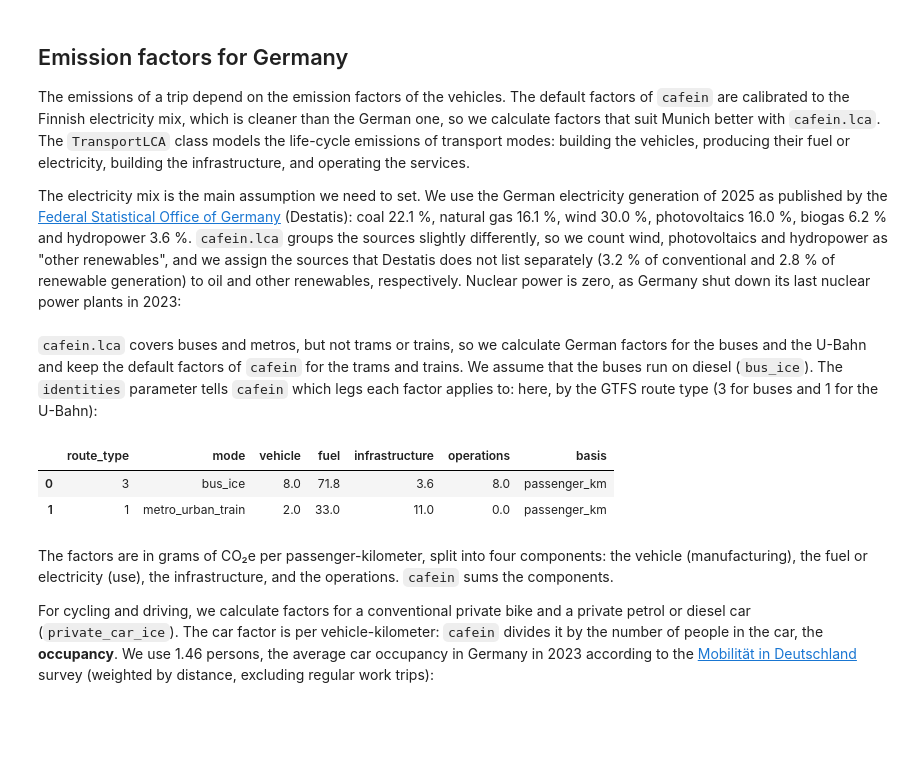
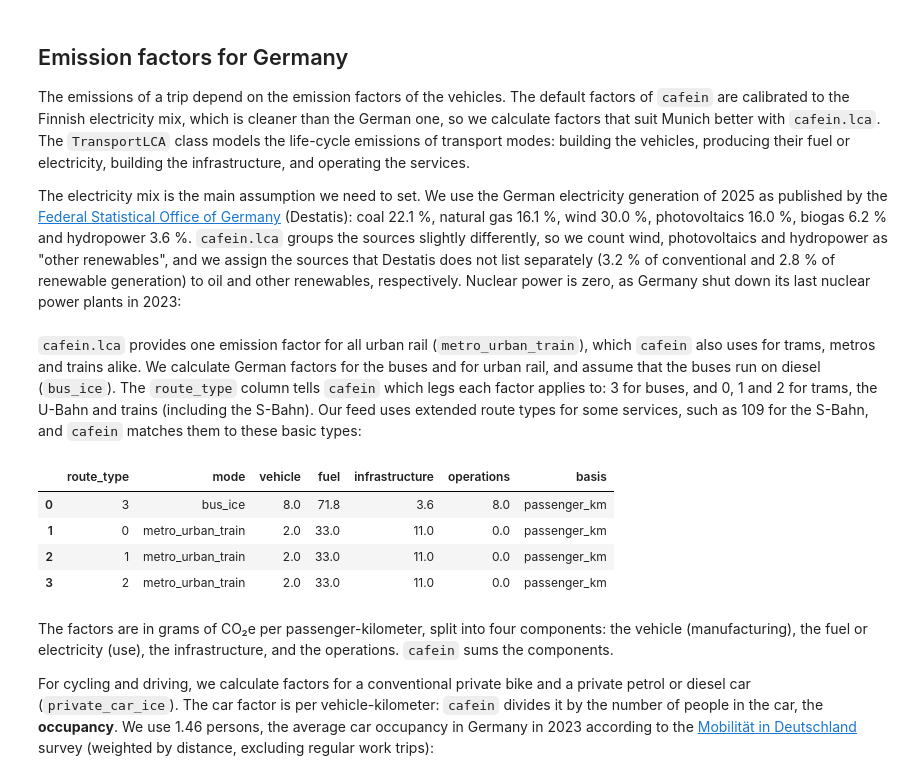
Before and after one commit to HTenkanen/mobility-course, a Jupyter notebook: source/lessons/L2/cafein_munich.ipynb, the cells around one changed output. Drawn from its saved outputs; the diff is of its cells as text; code cells hidden in the pictures; blank space fills up the shorter version.

```diff
--- a/source/lessons/L2/cafein_munich.ipynb
+++ b/source/lessons/L2/cafein_munich.ipynb
@@ -227,16 +266,33 @@ germany_2025 = {
 lca = TransportLCA(power_mix=germany_2025)
 # %% [markdown]
-`cafein.lca` covers buses and metros, but not trams or trains, so we calculate German factors for the buses and the U-Bahn and keep the default factors of `cafein` for the trams and trains. We assume that the buses run on diesel (`bus_ice`). The `identities` parameter tells `cafein` which legs each factor applies to: here, by the GTFS route type (3 for buses and 1 for the U-Bahn):
+`cafein.lca` provides one emission factor for all urban rail (`metro_urban_train`), which `cafein` also uses for trams, metros and trains alike. We calculate German factors for the buses and for urban rail, and assume that the buses run on diesel (`bus_ice`). The `route_type` column tells `cafein` which legs each factor applies to: 3 for buses, and 0, 1 and 2 for trams, the U-Bahn and trains (including the S-Bahn). Our feed uses extended route types for some services, such as 109 for the S-Bahn, and `cafein` matches them to these basic types:
-# %%
-transit_factors = lca.transit_factors(
-    modes=["bus_ice", "metro_urban_train"],
-    identities={"bus_ice": {"route_type": "3"}, "metro_urban_train": {"route_type": "1"}},
-)
-transit_factors[["route_type", "mode", "vehicle", "fuel", "infrastructure", "operations", "basis"]].round(1)
-# %% [output]
-|  | route_type | mode | vehicle | fuel | infrastructure | operations | basis |
-| 0 | 3 | bus_ice | 8.0 | 71.8 | 3.6 | 8.0 | passenger_km |
-| 1 | 1 | metro_urban_train | 2.0 | 33.0 | 11.0 | 0.0 | passenger_km |
+# %%
+# Calculate the German emission factors for diesel buses and urban rail
+lca_factors = lca.transit_factors(modes=["bus_ice", "metro_urban_train"])
+
+# Select the factor of each mode
+bus_factor = lca_factors.loc[lca_factors["mode"] == "bus_ice"]
+rail_factor = lca_factors.loc[lca_factors["mode"] == "metro_urban_train"]
+
+# Apply the bus factor to buses (3) and the rail factor to trams (0), U-Bahn (1) and trains (2)
+transit_factors = pd.concat(
+    [
+        bus_factor.assign(route_type="3"),
+        rail_factor.assign(route_type="0"),
+        rail_factor.assign(route_type="1"),
+        rail_factor.assign(route_type="2"),
+    ],
+    ignore_index=True,
+)
+
+# Show the components of the factors
+transit_factors[["route_type", "mode", "vehicle", "fuel", "infrastructure", "operations", "basis"]].round(1)
+# %% [output]
+|  | route_type | mode | vehicle | fuel | infrastructure | operations | basis |
+| 0 | 3 | bus_ice | 8.0 | 71.8 | 3.6 | 8.0 | passenger_km |
+| 1 | 0 | metro_urban_train | 2.0 | 33.0 | 11.0 | 0.0 | passenger_km |
+| 2 | 1 | metro_urban_train | 2.0 | 33.0 | 11.0 | 0.0 | passenger_km |
+| 3 | 2 | metro_urban_train | 2.0 | 33.0 | 11.0 | 0.0 | passenger_km |
 # %% [markdown]
 The factors are in grams of CO₂e per passenger-kilometer, split into four components: the vehicle (manufacturing), the fuel or electricity (use), the infrastructure, and the operations. `cafein` sums the components.
 
```
Also changed, not shown: parts of 31 cells of this notebook.
